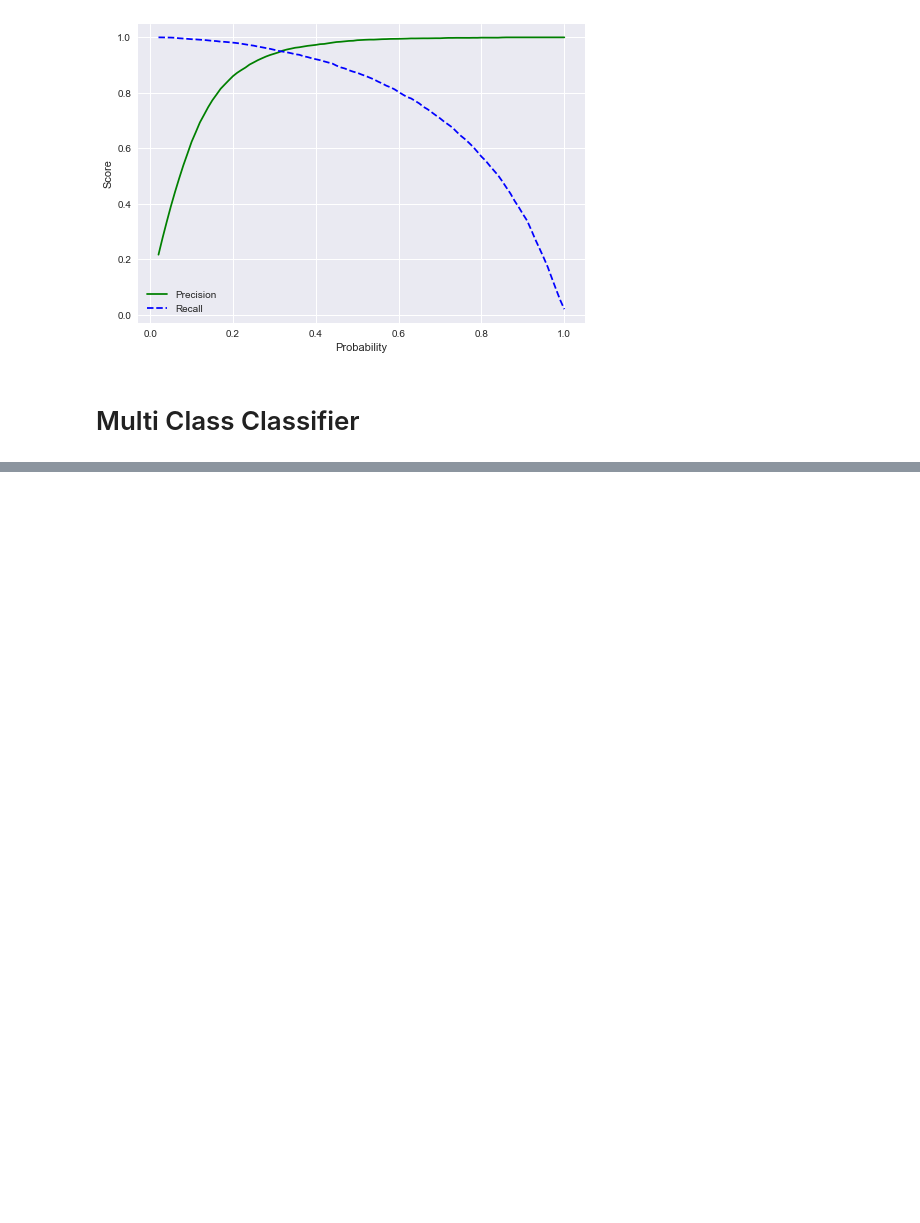
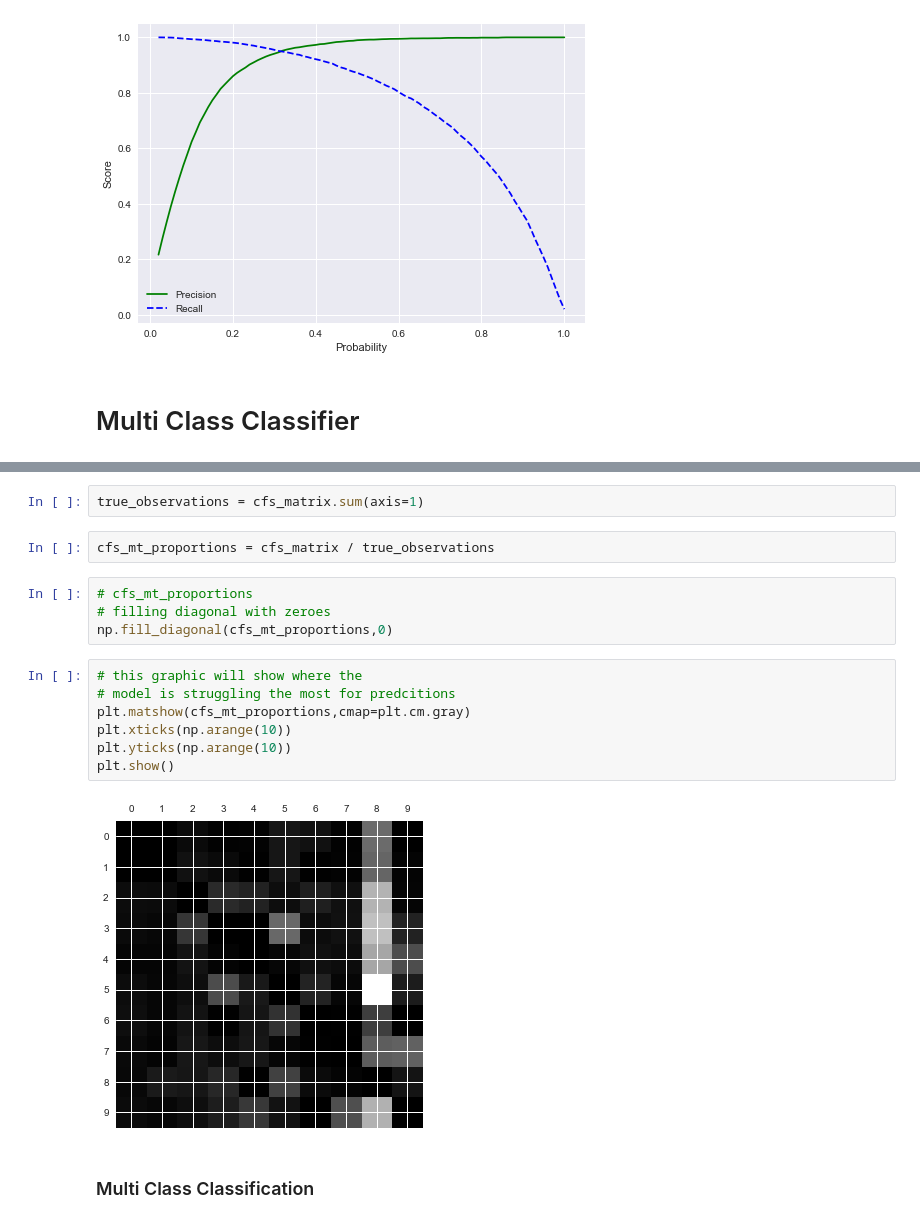
Before and after one commit to Edison0019/basic_to_advance_ml, a Jupyter notebook: Code/Classification MNIST.ipynb, the cells around one changed output, grey strips where cells are left out. Cells and saved outputs as stored; diff of their text form; blank space fills up the shorter version.

Commit message:
added multiclass classification, multi label classification & multi output classification excercises

```diff
--- a/Code/Classification MNIST.ipynb
+++ b/Code/Classification MNIST.ipynb
@@ -256,0 +379,19 @@ plt.show()
+# %%
+true_observations = cfs_matrix.sum(axis=1)
+# %%
+cfs_mt_proportions = cfs_matrix / true_observations
+# %%
+# cfs_mt_proportions
+# filling diagonal with zeroes
+np.fill_diagonal(cfs_mt_proportions,0)
+# %%
+# this graphic will show where the
+# model is struggling the most for predcitions
+plt.matshow(cfs_mt_proportions,cmap=plt.cm.gray)
+plt.xticks(np.arange(10))
+plt.yticks(np.arange(10))
+plt.show()
+# %% [output]
+[figure, added]
+# %% [markdown]
+### Multi Class Classification
```
Also changed, not shown: parts of 33 cells of this notebook.
